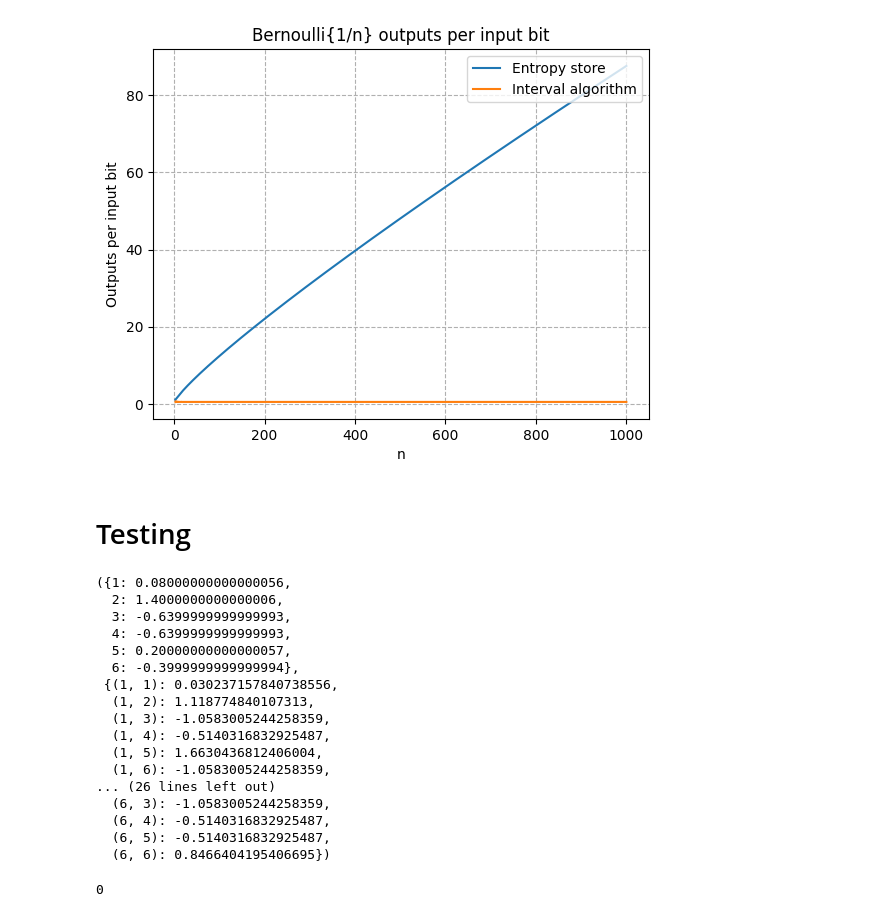
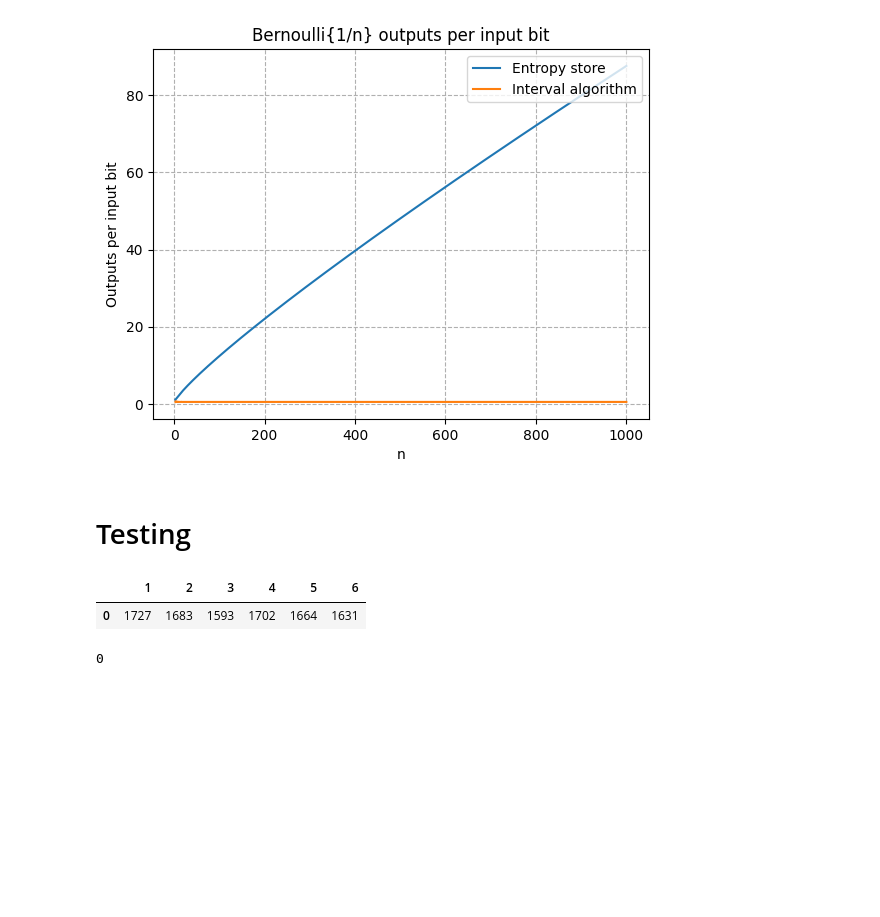
Before and after one commit to calum74/entropy, a Jupyter notebook: reference.ipynb, the cells around one changed output. Drawn from its saved outputs; the diff is of its cells as text; code cells hidden in the pictures; blank space fills up the shorter version.

```diff
--- a/reference.ipynb
+++ b/reference.ipynb
@@ -337,6 +337,9 @@ plt.show()
 # %% [markdown]
 # Testing
 # %%
+import numpy as np
+import pandas as pd
+
 class EntropyStore:
     def __init__(self, bits):
         self.N = 1<<(bits-1)
@@ -421,32 +424,30 @@ class TestDistribution:
             sd = math.sqrt(count * p * (1-p))
             delta = (c - p*count)/sd
             self.sd_pairs[(i,j)] = delta
+
+    def display_pairs(self):
+        df_display = pd.Series(self.pairs).unstack()
+        df_color = pd.Series(self.sd_pairs).unstack()
+        styled = df_display.style.background_gradient(cmap='bwr', vmin=-10, vmax=10, gmap=df_color, axis=None)
+        return styled
+
+    def display_table(self):
+        df_display = pd.DataFrame([self.counts]) # .from_dict(self.sds, orient='index')
+        df_color = pd.DataFrame([self.sds]) # .from_dict(self.sds, orient='index')
+        styled = df_display.style.background_gradient(cmap='bwr', vmin=-10, vmax=10, gmap=df_color, axis=None)
+        return styled
 # %%
 es = EntropyStore(32)
 d6 = UniformDistribution(1,6)
 coin = BernoulliDistribution(1,3)
 d6.generate(es)
 coin.generate(es)
-x = TestDistribution(es, d6, 500)
-x.sds, x.sd_pairs
+x = TestDistribution(es, d6, 10000)
+x.display_pairs()
+x.display_table()
 # %% [output]
-({1: 0.08000000000000056,
-  2: 1.4000000000000006,
-  3: -0.6399999999999993,
-  4: -0.6399999999999993,
-  5: 0.20000000000000057,
-  6: -0.3999999999999994},
- {(1, 1): 0.030237157840738556,
-  (1, 2): 1.118774840107313,
-  (1, 3): -1.0583005244258359,
-  (1, 4): -0.5140316832925487,
-  (1, 5): 1.6630436812406004,
-  (1, 6): -1.0583005244258359,
-... (26 lines left out)
-  (6, 3): -1.0583005244258359,
-  (6, 4): -0.5140316832925487,
-  (6, 5): -0.5140316832925487,
-  (6, 6): 0.8466404195406695})
+|  | 1 | 2 | 3 | 4 | 5 | 6 |
+| 0 | 1727 | 1683 | 1593 | 1702 | 1664 | 1631 |
 # %%
 U_s = 0
 s = 1
```
